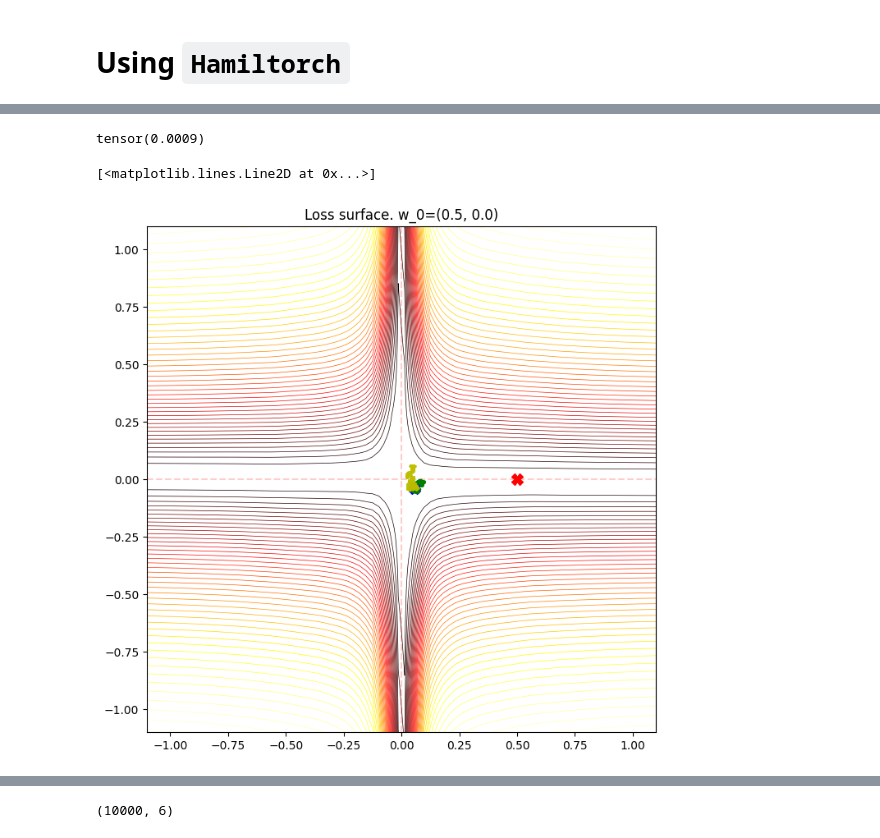
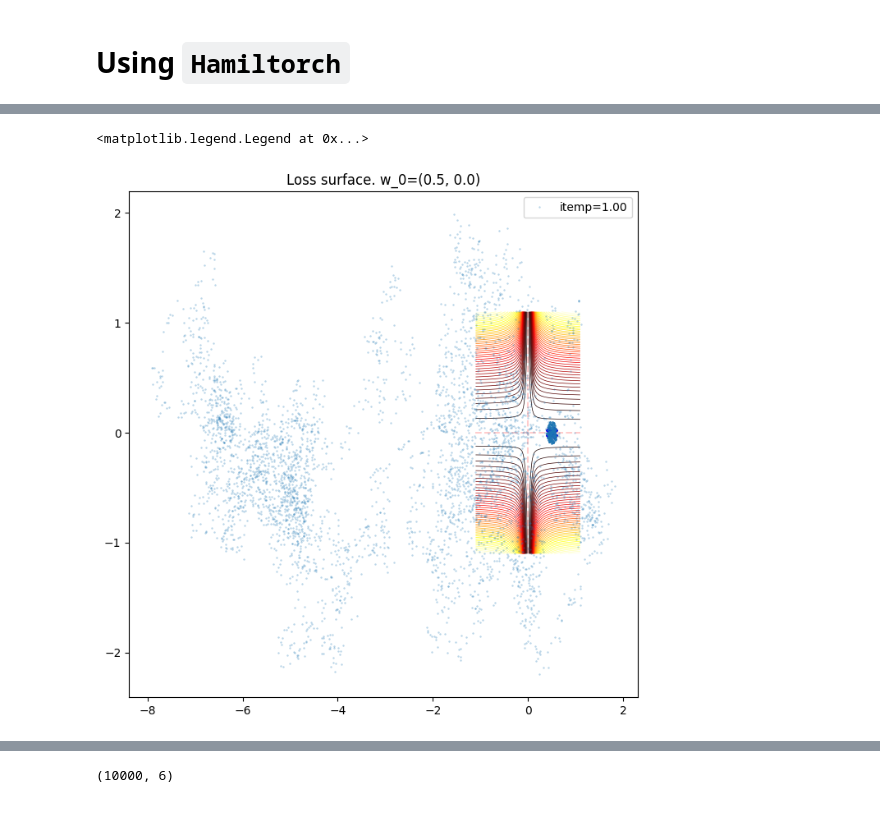
Before and after one commit to edmundlth/phase-transition-in-singular-model-paper, a Jupyter notebook: experiments/local-complexity-estimates.ipynb, the cells around one changed output, grey strips where cells are left out. Drawn from its saved outputs; the diff is of its cells as text; code cells hidden in the pictures.

Commit message:
Local rlct estimate experiments. And some clean up.

```diff
--- a/experiments/local-complexity-estimates.ipynb
+++ b/experiments/local-complexity-estimates.ipynb
@@ -281,8 +287,8 @@ ax.vlines([0], ymin=low, ymax=high, linestyles="dashed", color="red", alpha=0.2)
 ax.hlines([0], xmin=low, xmax=high, linestyles="dashed", color="red", alpha=0.2)
 ax.set_title(f"Loss surface. w_0={param_true}");
 
-train_dataset = MyDataset(X_train, y_train)
-test_dataset = MyDataset(X_test, y_test)
+train_dataset = SimpleRegressionDataset(X_train, y_train)
+test_dataset = SimpleRegressionDataset(X_test, y_test)
 loss_fn = nn.MSELoss()
 
 rec = {}
@@ -299,7 +305,7 @@ for run_num in range(1):
         batch_fraction=0.2,
     )
     early_stopping = EarlyStopping(patience=5, epsilon=1e-4)
-#     machine.training_loop(1000, stopping_condition=early_stopping.early_stopping_by_train_loss_improvement)
+    machine.training_loop(1000, stopping_condition=early_stopping.early_stopping_by_train_loss_improvement)
     param_final = machine.history[max(machine.history.keys())]["parameter"].detach()
     ax.plot([param_final[0]], [param_final[1]], "bX", markersize=10)
     for beta in [0.001, 0.1, 0.4, 0.5, 0.9]:
@@ -548,36 +551,47 @@ pred_list_2, log_prob_list_2 = hamiltorch.predict_model(
-# %%
-def estimate_local_rlct_raw_data(loss_sum_1, loss_sum_2, itemp1, itemp2):
-    return (torch.mean(loss_sum_1) - torch.mean(loss_sum_2)) / (1 / itemp1 - 1 / itemp2)
-
-estimate_local_rlct_raw_data(-torch.stack(log_prob_list_1), -torch.stack(log_prob_list_2), 0.5, 1.0)
-# %% [output]
-tensor(0.0009)
 # %%
 fig, ax = plt.subplots(1, 1, figsize=(8, 8))
 low, high = -1.1, 1.1
-w1_axis = np.linspace(low, high, num=80)
-w2_axis = np.linspace(low, high, num=80)
+xmin, xmax = low, high
+ymin, ymax = low, high
+# win_size = 0.1
+# a = params_init.detach().numpy()
+# xmin, xmax = a[0] - win_size, a[0] + win_size
+# ymin, ymax = a[1] - win_size, a[1] + win_size
+w1_axis = np.linspace(xmin, xmax, num=80)
+w2_axis = np.linspace(ymin, ymax, num=80)
 W1, W2 = np.meshgrid(w1_axis, w2_axis)
 
 with torch.no_grad():
     num_rows, num_cols = W1.shape
     Z = np.zeros_like(W1)
     for i in range(num_rows):
         for j in range(num_cols):
             reg_func = OneHiddenLayerTanhNetwork(init_param=(W1[i, j], W2[i, j]), activation=ACTIVATION_FUNC)
             Z[i, j] = torch.mean((reg_func(X_train) - y_train)**2)
-ax.contour(W1, W2, -np.log(Z), levels=50, alpha=1, linewidths=0.5, cmap="hot_r")
+ax.contour(W1, W2, -Z, levels=50, alpha=1, linewidths=0.5, cmap="hot_r")
 ax.plot([param_true[0]], [param_true[1]], "rX", markersize=10)
-ax.vlines([0], ymin=low, ymax=high, linestyles="dashed", color="red", alpha=0.2)
-ax.hlines([0], xmin=low, xmax=high, linestyles="dashed", color="red", alpha=0.2)
+ax.vlines([0], ymin=ymin, ymax=ymax, linestyles="dashed", color="red", alpha=0.2)
+ax.hlines([0], xmin=xmin, xmax=xmax, linestyles="dashed", color="red", alpha=0.2)
 ax.set_title(f"Loss surface. w_0={param_true}");
 
 ax.plot([param_final[0]], [param_final[1]], "bX", markersize=10)
 
-a = torch.stack(params_hmc_1)
-ax.plot(a[:, 0], a[:, 1], "g+", markersize=2, alpha=0.2)
-a = torch.stack(params_hmc_2)
-ax.plot(a[:, 0], a[:, 1], "y+", markersize=2, alpha=0.2)
+for itemp, rec in param_recs.items():
+#     params_hmc = result["samples"]
+    params_hmc = torch.stack(rec["params"])
+#     rand_index = np.random.choice(range(params_hmc.shape[0]), size=500)
+    rand_index = range(params_hmc.shape[0])
+    ax.plot(
+        params_hmc[rand_index, 0],
+        params_hmc[rand_index, 1],
+        linewidth=0,
+        marker="+",
+        markersize=1,
+        alpha=0.3,
+        label=f"itemp={itemp:.2f}"
+    )
+    break
+ax.legend()
 # %% [output]
-[<matplotlib.lines.Line2D at 0x...>]
+<matplotlib.legend.Legend at 0x...>
-[figure, old version]
+[figure, new version]
```
Also changed, not shown: parts of 13 cells of this notebook, 11 other files.
